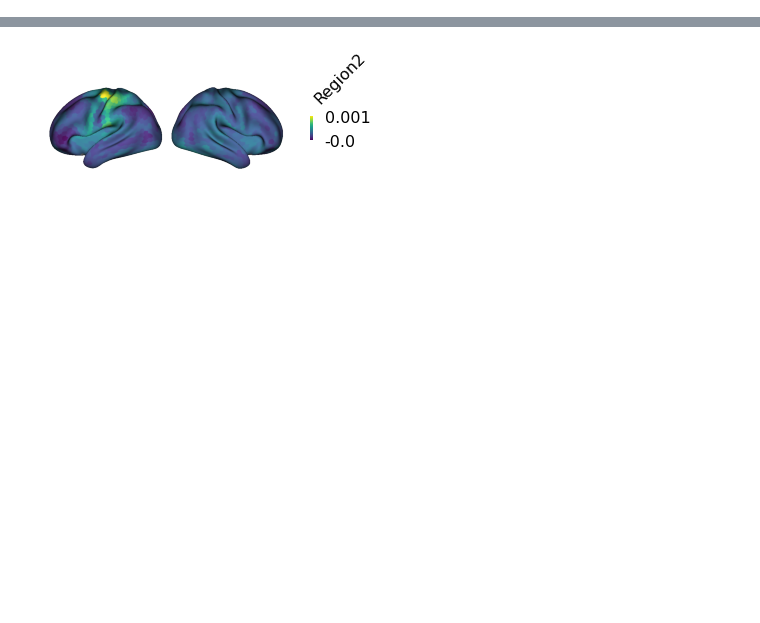
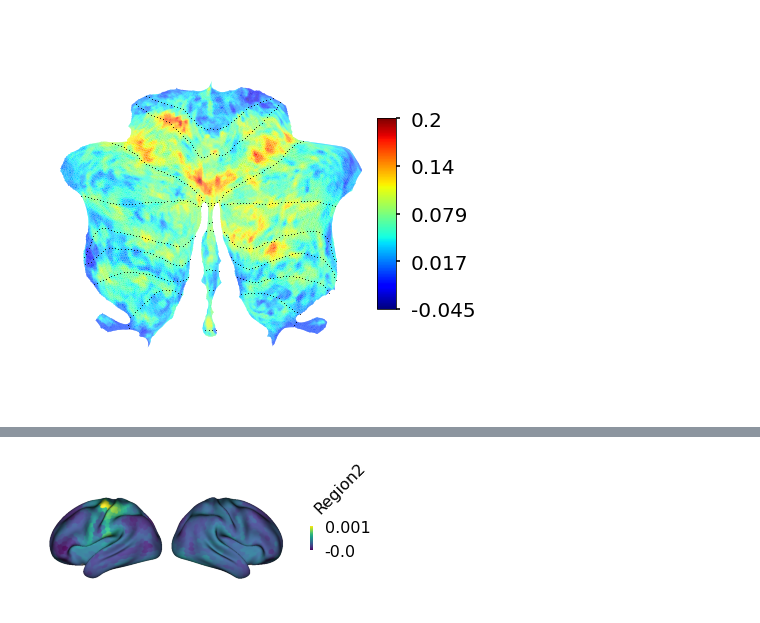
Before and after one commit to maedbhk/cerebellum_connectivity, a Jupyter notebook: notebooks/3.1-mk-models.ipynb, the cells around one changed output, grey strips where cells are left out. Saved outputs shown, nothing was run; the diff lists cells and outputs as text; code cells hidden in the pictures; blank space fills up the shorter version.

```diff
--- a/notebooks/3.1-mk-models.ipynb
+++ b/notebooks/3.1-mk-models.ipynb
@@ -90,0 +93,11 @@ best model is ridge_tessels1002_alpha_8
+# %%
+vis.map_eval_cerebellum(data="R",
+            exp="sc1",
+            model_name='WTA_tessels1002',
+            method='WTA',
+            normalize=False,
+            colorbar=True,
+            title=False
+            )
+# %% [output]
+[figure, added]
```
Also changed, not shown: parts of 10 cells of this notebook, 3 other files.
